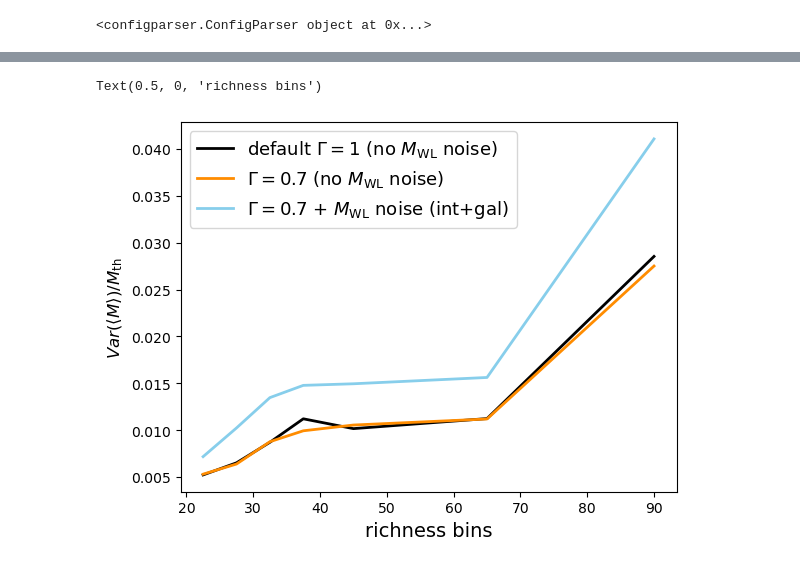
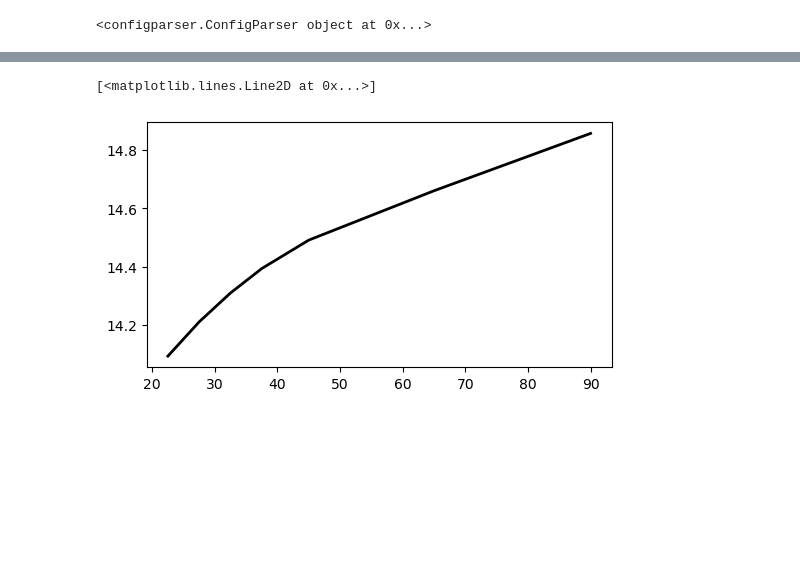
Before and after one commit to calumhrmurray/capish, a Jupyter notebook: validation_standard/fid_tutorial_capish_outputs_richness_redshift_bins.ipynb, the cells around one changed output, grey strips where cells are left out. Cells and saved outputs as stored; diff of their text form; code cells hidden in the pictures; blank space fills up the shorter version.

```diff
--- a/validation_standard/fid_tutorial_capish_outputs_richness_redshift_bins.ipynb
+++ b/validation_standard/fid_tutorial_capish_outputs_richness_redshift_bins.ipynb
@@ -132,15 +146,18 @@ Text(0, 0.5, 'bias to Prediction')
-# %%
-res_default_capish_10 = np.std(10**np.array(load('./capish_sims_at_fiducial_cosmology/default_capish_Gamma_1.0_noWL_noise.pkl'))[:,1], axis=0)
-res_default_capish_07 = np.std(10**np.array(load('./capish_sims_at_fiducial_cosmology/default_capish_Gamma_0.7_noWL_noise.pkl'))[:,1], axis=0)
-res_default_capish_07_WL_noise = np.std(10**np.array(load('./capish_sims_at_fiducial_cosmology/default_capish_Gamma_0.7_WL_noise.pkl'))[:,1], axis=0)
-plt.plot(ClusterAbundanceObject.richness_centers, (res_default_capish_10)/Mfid, '-k',  lw=2, label=r'default $\Gamma=1$ (no $M_{\rm WL}$ noise)')
-plt.plot(ClusterAbundanceObject.richness_centers, (res_default_capish_07)/Mfid, '-', c='darkorange', lw=2,label = r'$\Gamma=0.7$ (no $M_{\rm WL}$ noise)')
-plt.plot(ClusterAbundanceObject.richness_centers, (res_default_capish_07_WL_noise)/Mfid, c='skyblue', lw=2, label =  r'$\Gamma=0.7$ + $M_{\rm WL}$ noise (int+gal)')
-
-plt.ylabel(r'$Var(\langle M\rangle)/M_{\rm th}$', fontsize=12)
-plt.legend(fontsize=13, ncols=1)
-
-plt.xlabel('richness bins', fontsize=14)
-# %% [output]
-Text(0.5, 0, 'richness bins')
-[figure, removed]
+# %%
+plt.figure(figsize=(6,7))
+plt.subplot(211)
+
+res_default_capish_10 = np.mean(10**np.array(load('./capish_sims_at_fiducial_cosmology/default_capish_Gamma_1.0_noWL_noise.pkl'))[:,1], axis=0)
+res_default_capish_07 = np.mean(10**np.array(load('./capish_sims_at_fiducial_cosmology/default_capish_Gamma_0.7_noWL_noise.pkl'))[:,1], axis=0)
+res_default_capish_07_WL_noise = np.mean(10**np.array(load('./capish_sims_at_fiducial_cosmology/default_capish_Gamma_0.7_WL_noise.pkl'))[:,1], axis=0)
+res_photoz = np.mean(10**np.array(load('./capish_sims_at_fiducial_cosmology/with_photoz.pkl'))[:,1], axis=0)
+rho_m01 = np.mean(10**np.array(load('./capish_sims_at_fiducial_cosmology/rho_m0.1.pkl'))[:,1], axis=0)
+rho_p01 = np.mean(10**np.array(load('./capish_sims_at_fiducial_cosmology/rho_p0.1.pkl'))[:,1], axis=0)
+rho_p02 = np.mean(10**np.array(load('./capish_sims_at_fiducial_cosmology/rho_p0.2.pkl'))[:,1], axis=0)
+not_pure = np.mean(10**np.array(load('./capish_sims_at_fiducial_cosmology/not_pure.pkl'))[:,1], axis=0)
+not_complete = np.mean(10**np.array(load('./capish_sims_at_fiducial_cosmology/incomplete.pkl'))[:,1], axis=0)
+not_pure_not_complete = np.mean(10**np.array(load('./capish_sims_at_fiducial_cosmology/not_pure_and_incomplete.pkl'))[:,1], axis=0)
+plt.plot(ClusterAbundanceObject.richness_centers, np.log10(res_default_capish_10), '-k',  lw=2, label=r'$\Gamma=1$ (no $M_{\rm WL}$ noise)')
+# %% [output]
+[<matplotlib.lines.Line2D at 0x...>]
+[figure, added]
```
Also changed, not shown: parts of 3 cells of this notebook, 16 other files.
